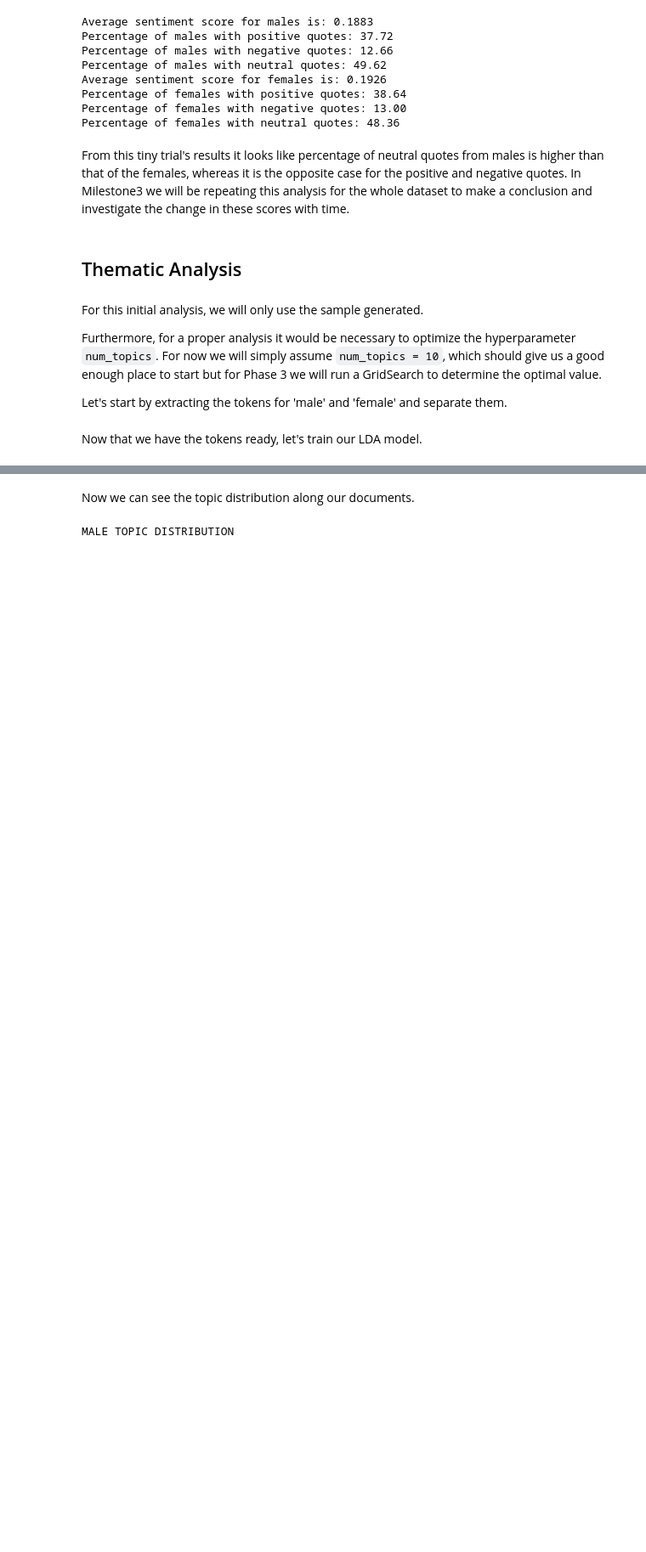
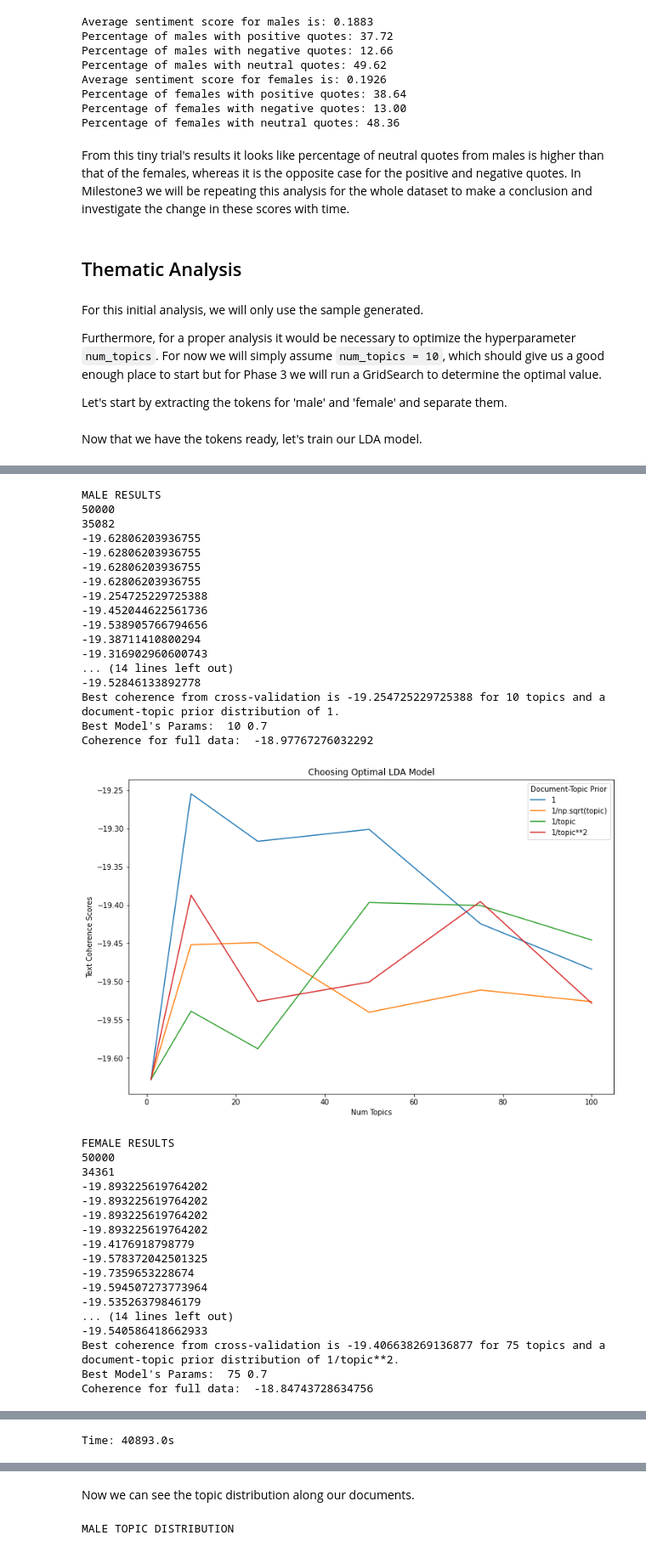
Before and after one commit to epfl-ada/ada-2021-project-madam, a Jupyter notebook: Data_Prep.ipynb, the cells around one changed output, grey strips where cells are left out. Shown at 85% size. Drawn from its saved outputs; the diff is of its cells as text; code cells hidden in the pictures; blank space fills up the shorter version.

```diff
--- a/Data_Prep.ipynb
+++ b/Data_Prep.ipynb
@@ -467 +470,50 @@ FEMALE RESULTS
 KeyboardInterrupt:
+# %%
+start = timeit.default_timer()
+num_topics = [1, 10, 25, 50, 75, 100]
+learning_decays = ['1', '1/np.sqrt(topic)', '1/topic', '1/topic**2']
+
+print('MALE RESULTS')
+m_vectorizer, m_docword_matrix, m_best_lda_model = grid_search(tokens_male[:50000]  , num_topics, learning_decays, print_res = True, plot_res = True, coh_method = 'u_mass')
+
+print('\nFEMALE RESULTS')
+f_vectorizer, f_docword_matrix, f_best_lda_model = grid_search(tokens_female[:50000], num_topics, learning_decays, print_res = True, plot_res = True, coh_method = 'u_mass')
+
+stop = timeit.default_timer()
+print(f'Time: {stop-start:.1f}s')
+# %% [output]
+MALE RESULTS
+50000
+35082
+-19.62806203936755
+-19.62806203936755
+-19.62806203936755
+-19.62806203936755
+-19.254725229725388
+-19.452044622561736
+-19.538905766794656
+-19.38711410800294
+-19.316902960600743
+... (14 lines left out)
+-19.52846133892778
+Best coherence from cross-validation is -19.254725229725388 for 10 topics and a document-topic prior distribution of 1.
+Best Model's Params:  10 0.7
+Coherence for full data:  -18.97767276032292
+[figure, added]
+FEMALE RESULTS
+50000
+34361
+-19.893225619764202
+-19.893225619764202
+-19.893225619764202
+-19.893225619764202
+-19.4176918798779
+-19.578372042501325
+-19.7359653228674
+-19.594507273773964
+-19.53526379846179
+... (14 lines left out)
+-19.540586418662933
+Best coherence from cross-validation is -19.406638269136877 for 75 topics and a document-topic prior distribution of 1/topic**2.
+Best Model's Params:  75 0.7
+Coherence for full data:  -18.84743728634756
@@ -467,0 +521 @@ KeyboardInterrupt:
+Time: 40893.0s
```
Also changed, not shown: parts of 6 cells of this notebook, 4 other files.
